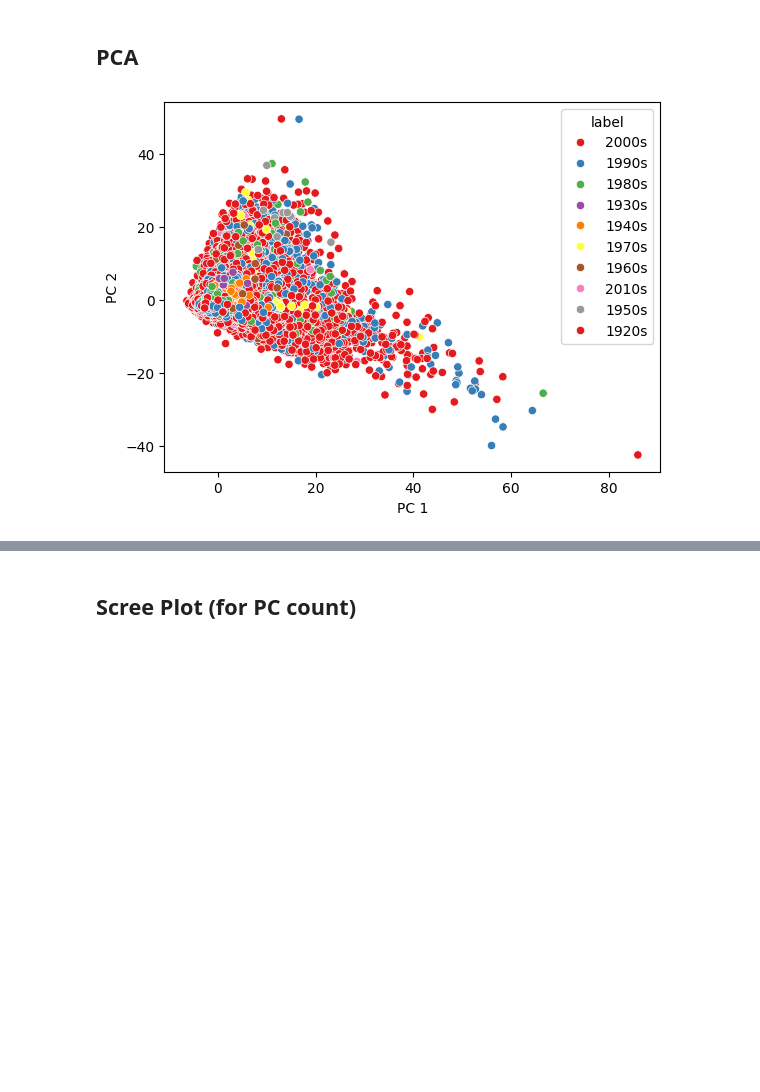
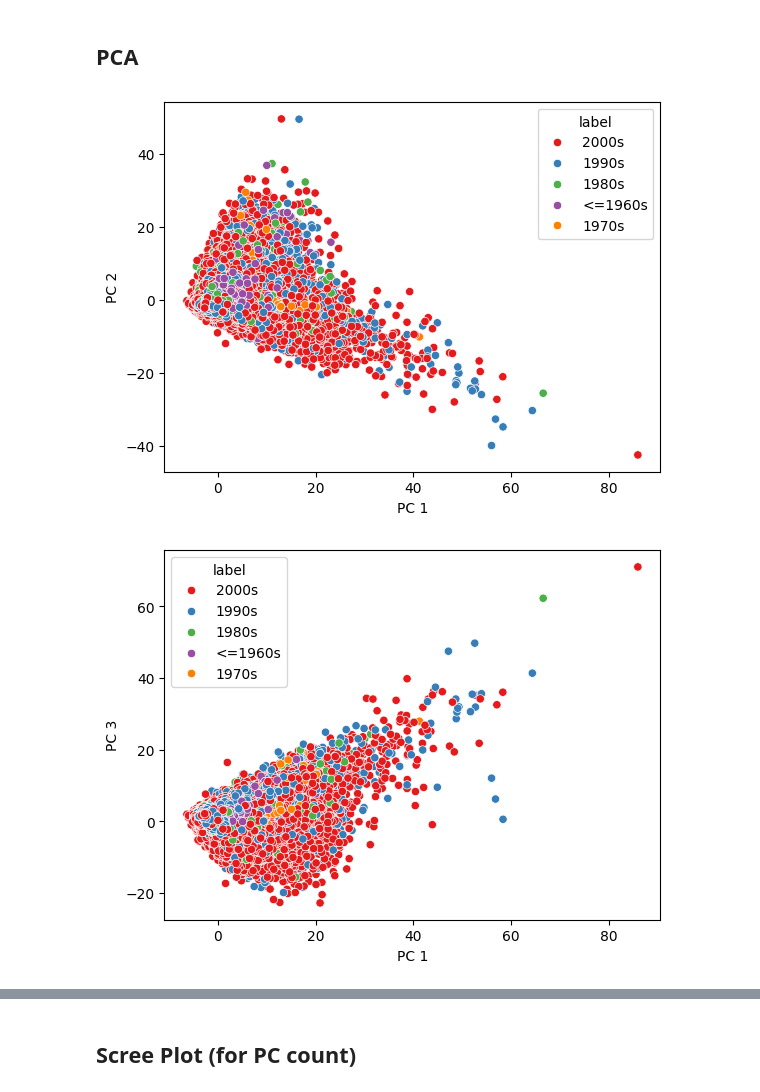
Before and after one commit to 7Koris/MusicAnalysis, a Jupyter notebook: analysis.ipynb, the cells around one changed output, grey strips where cells are left out. Cells and saved outputs as stored; diff of their text form; code cells hidden in the pictures; blank space fills up the shorter version.

```diff
--- a/analysis.ipynb
+++ b/analysis.ipynb
@@ -144,23 +163,26 @@ Text(0.5, 0, 'Year')
 # %%
 NUM_COMPONENTS = 9
 pca = PCA(n_components=NUM_COMPONENTS)
 
 scaler = StandardScaler()
+
+data_by_decade = data_full.copy()
 
 data_no_label = data_by_decade.drop('label', axis=1)
 scaled_data = scaler.fit_transform(data_no_label)
 pca_data = pca.fit_transform(scaled_data)
 pca_data_raw = pca_data.copy()
 pca_data = pd.DataFrame(pca_data, columns=[f'PC {i+1}' for i in range(NUM_COMPONENTS)])
 pca_data['label'] = data_by_decade['label']
 
 sns.scatterplot(data=pca_data, x='PC 1', y='PC 2', hue='label', palette='Set1')
 plt.show()
 
 sns.scatterplot(data=pca_data, x='PC 1', y='PC 3', hue='label', palette='Set1')
 plt.show()
 
 sns.scatterplot(data=pca_data, x='PC 2', y='PC 3', hue='label', palette='Set1')
 plt.show()
 # %% [output]
-[figure, old version]
+[figure, new version]
+[figure, added]
```
Also changed, not shown: parts of 8 cells of this notebook.
